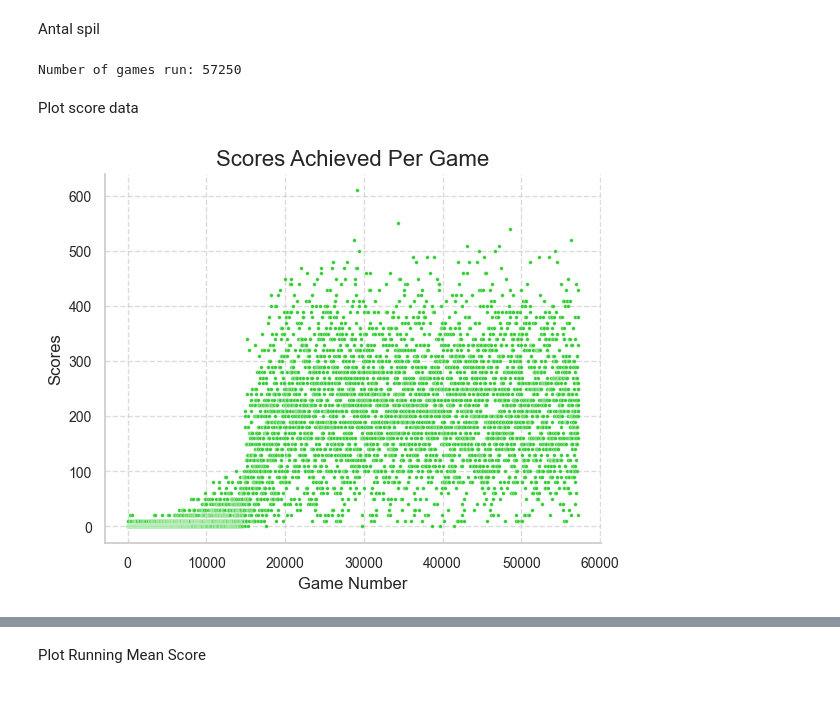
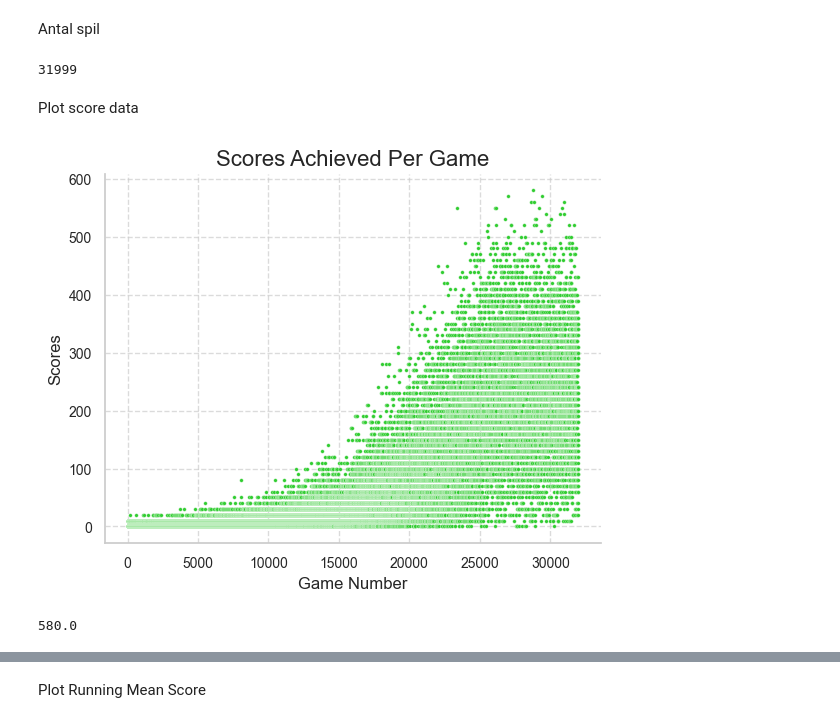
Before and after one commit to vietnhprivat/snake_ai, a Jupyter notebook: src/Classes/data_collection.ipynb, the cells around one changed output, grey strips where cells are left out. Drawn from its saved outputs; the diff is of its cells as text; code cells hidden in the pictures.

Commit message:
data load filer tilføjet

```diff
--- a/src/Classes/data_collection.ipynb
+++ b/src/Classes/data_collection.ipynb
@@ -59,40 +52,37 @@ print(data)
 # %% [markdown]
 Antal spil
-# %%
-scores = data[0]
-
-print("Number of games run:",len(scores)*10)
-# %% [output]
-Number of games run: 57250
+# %%
+len(results)
+# %% [output]
+31999
 # %% [markdown]
 Plot score data
 # %%
-games = list(range(len(scores)))
-
-for i in games:
-    games[i] *= 10
-
 """ plt.scatter(games, scores)
 plt.title('Scores Achieved Per Game')
 plt.xlabel('Game Number')
 plt.ylabel('Scores')
 plt.grid(True)
 plt.show() """
 
+
+
 sns.set(style="whitegrid")
-
-sns.scatterplot(x=games, y=scores, s=7, color="limegreen")
+sns.scatterplot(x=results['game'], y=results['scores'], s=7, color="limegreen")
 plt.title('Scores Achieved Per Game', fontsize=16)
 plt.xlabel('Game Number')
 plt.ylabel('Scores')
-
+# plt.gca().invert_xaxis() # Invert axis
 plt.xticks(fontsize=10)
 plt.yticks(fontsize=10)
 
 plt.grid(True, linestyle='--', alpha=0.7)
 
 sns.despine()
-
 plt.show()
 # %% [output]
-[figure, old version]
+[figure, new version]
+# %%
+results['scores']
+# %% [output]
+580.0
```
Also changed, not shown: parts of 8 cells of this notebook, 1 other file.
